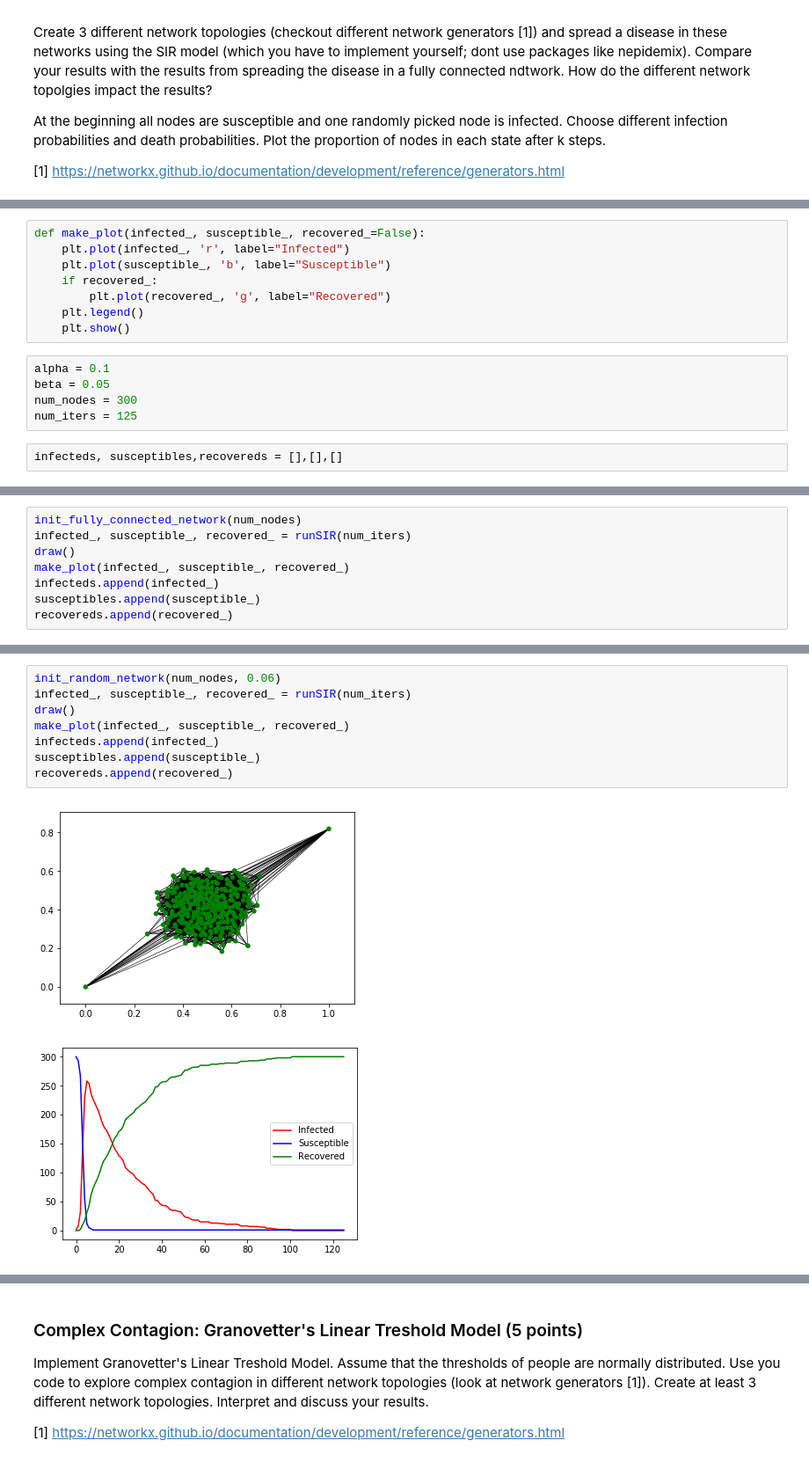
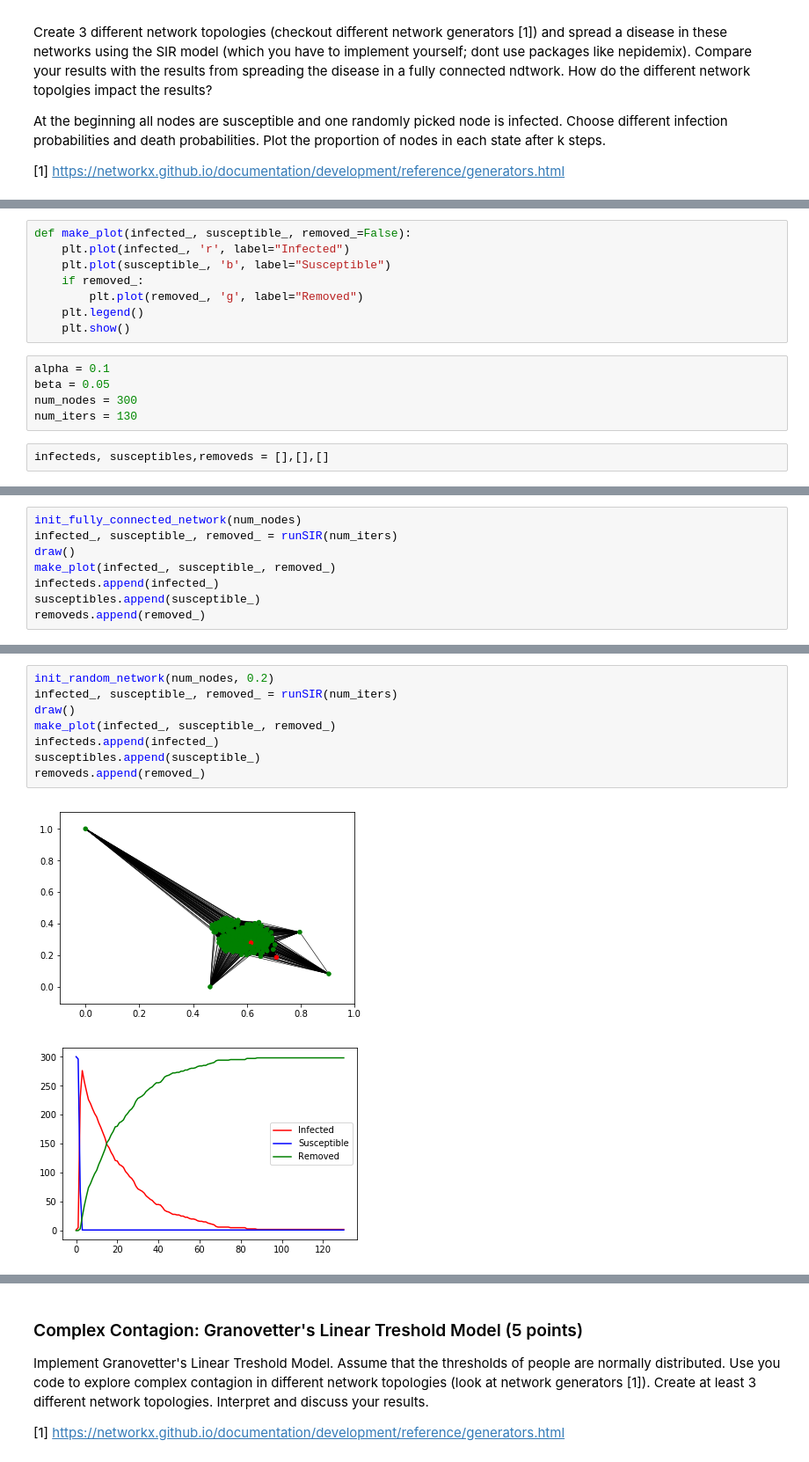
Before and after one commit to dkeske/css2017, a Jupyter notebook: assignment4/daniel_kostic_ass4.ipynb, the cells around one changed output, grey strips where cells are left out. Shown at 88% size. Cells and saved outputs as stored; diff of their text form.

```diff
--- a/assignment4/daniel_kostic_ass4.ipynb
+++ b/assignment4/daniel_kostic_ass4.ipynb
@@ -139,17 +138,17 @@ def recover():
     draw = choice([0,1], 1, p=[1-beta, beta])
     return draw[0]
 # %%
-def make_plot(infected_, susceptible_, recovered_=False):
+def make_plot(infected_, susceptible_, removed_=False):
     plt.plot(infected_, 'r', label="Infected")
     plt.plot(susceptible_, 'b', label="Susceptible")
-    if recovered_:
-        plt.plot(recovered_, 'g', label="Recovered")
+    if removed_:
+        plt.plot(removed_, 'g', label="Removed")
     plt.legend()
     plt.show()
 # %%
 alpha = 0.1
 beta = 0.05
 num_nodes = 300
-num_iters = 125
+num_iters = 130
 # %%
-infecteds, susceptibles,recovereds = [],[],[]
+infecteds, susceptibles,removeds = [],[],[]
@@ -156,9 +157,9 @@ infecteds, susceptibles,recovereds = [],[],[]
 # %%
 init_fully_connected_network(num_nodes)
-infected_, susceptible_, recovered_ = runSIR(num_iters)
+infected_, susceptible_, removed_ = runSIR(num_iters)
 draw()
-make_plot(infected_, susceptible_, recovered_)
+make_plot(infected_, susceptible_, removed_)
 infecteds.append(infected_)
 susceptibles.append(susceptible_)
-recovereds.append(recovered_)
+removeds.append(removed_)
 # %% [output]
@@ -167,11 +170,11 @@ recovereds.append(recovered_)
 # %%
-init_random_network(num_nodes, 0.06)
-infected_, susceptible_, recovered_ = runSIR(num_iters)
+init_random_network(num_nodes, 0.2)
+infected_, susceptible_, removed_ = runSIR(num_iters)
 draw()
-make_plot(infected_, susceptible_, recovered_)
+make_plot(infected_, susceptible_, removed_)
 infecteds.append(infected_)
 susceptibles.append(susceptible_)
-recovereds.append(recovered_)
+removeds.append(removed_)
 # %% [output]
-[figure, old version]
+[figure, new version]
-[figure, old version]
+[figure, new version]
```
Also changed, not shown: parts of 31 cells of this notebook, 1 other file.
